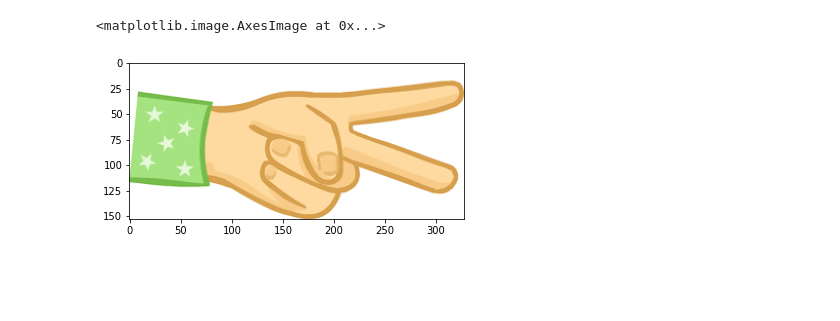
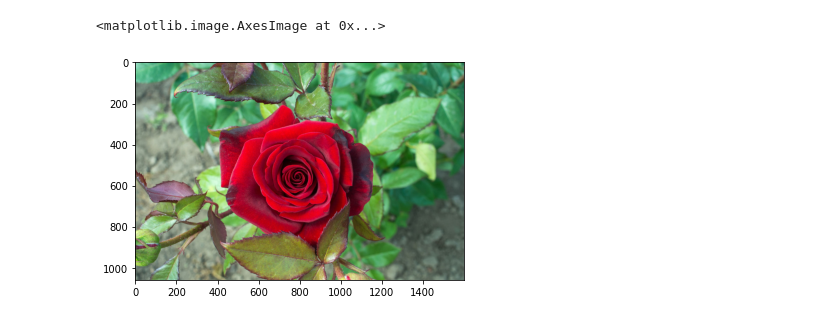
Before and after one commit to SankaranarayananA/Mini-Project, a Jupyter notebook: Project.ipynb, the cells around one changed output. Drawn from its saved outputs; the diff is of its cells as text; code cells hidden in the pictures; blank space fills up the shorter version.

```diff
--- a/Project.ipynb
+++ b/Project.ipynb
@@ -136,7 +165,8 @@ red-rose.jpg        100%[===================>] 283.95K  --.-KB/s    in 0.02s
 # %%
-img = plt.imread('/content/images.png')
+#New Image
+img = plt.imread('/content/red-rose.jpg')
 plt.imshow(img)
 # %% [output]
 <matplotlib.image.AxesImage at 0x...>
-[figure, old version]
+[figure, new version]
 # %%
```
Also changed, not shown: parts of 22 cells of this notebook.
